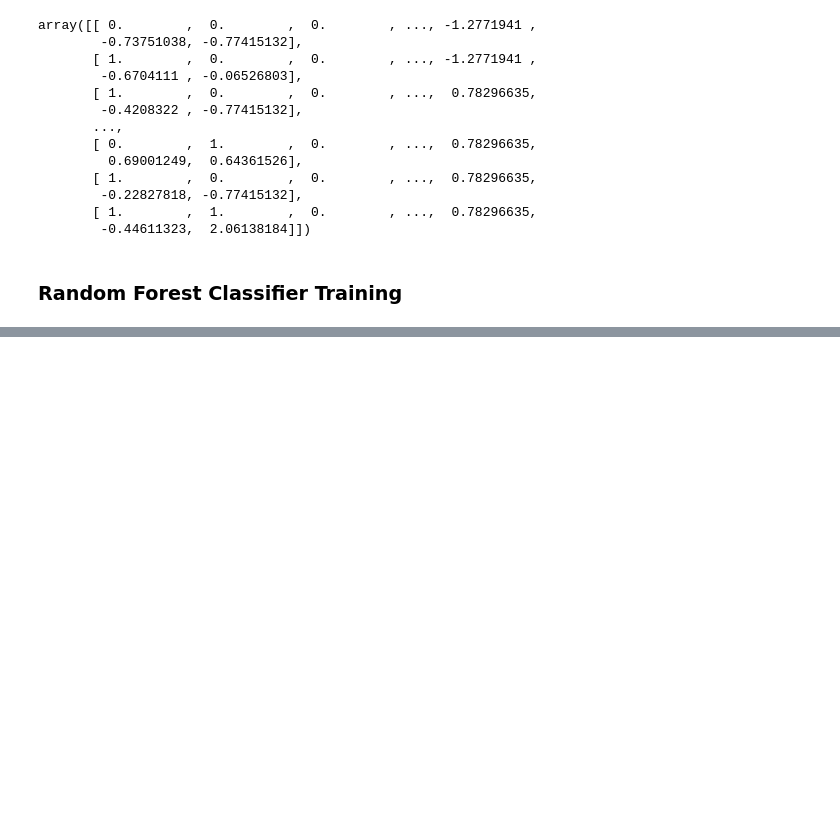
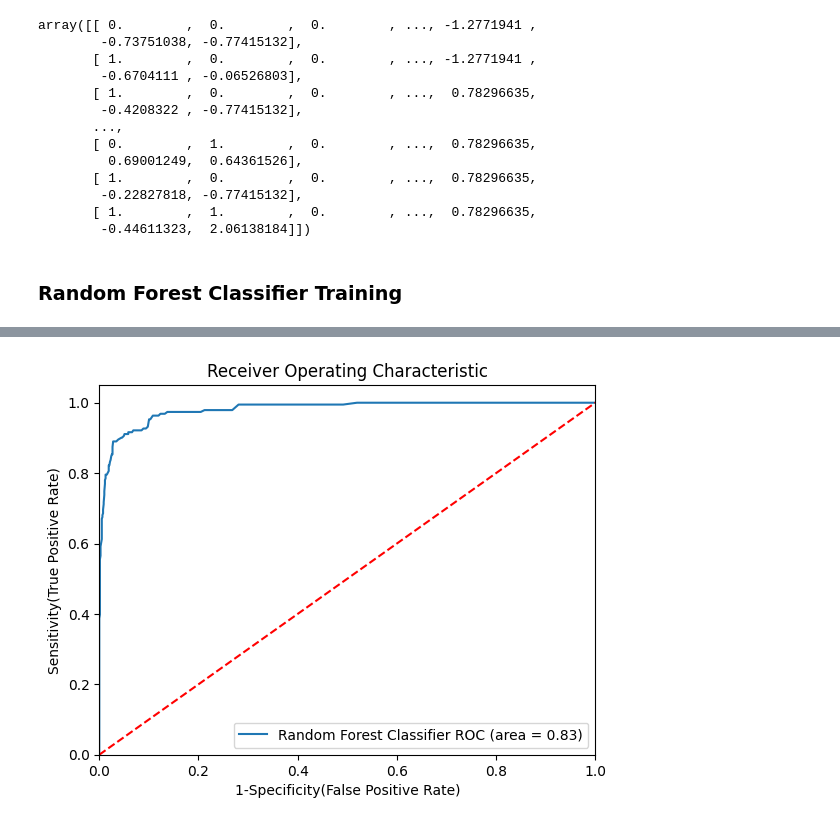
Before and after one commit to sukriti-waani/Machine-Learning, a Jupyter notebook: 10-Random_Forest/10.2_implementation/holiday_package_prediction.ipynb, the cells around one changed output, grey strips where cells are left out. Cells and saved outputs as stored; diff of their text form; code cells hidden in the pictures; blank space fills up the shorter version.

Commit message:
Implemented Hyperparameter Tuning

```diff
--- a/10-Random_Forest/10.2_implementation/holiday_package_prediction.ipynb
+++ b/10-Random_Forest/10.2_implementation/holiday_package_prediction.ipynb
@@ -418,0 +531,9 @@ array([[ 0.        ,  0.        ,  0.        , ..., -1.2771941 ,
+# %%
+# Models List for Hyperparameter tuning
+# This list stores model name, model object, and its hyperparameter grid together
+
+# Create a list of tuples where each tuple contains
+# the short name of the model, the model itself, and the parameters to tune
+randomcv_models = [
+    ("RF", RandomForestClassifier(), rf_params)
+]
@@ -418,0 +660,69 @@ array([[ 0.        ,  0.        ,  0.        , ..., -1.2771941 ,
+# %%
+# Plot ROC AUC Curve
+# This section plots the ROC curve to evaluate how well the classifier separates classes
+
+# Import functions to calculate ROC curve and AUC score
+from sklearn.metrics import roc_auc_score, roc_curve
+
+# Create a new figure for plotting
+plt.figure()
+
+# Create a list of models to plot on the ROC curve
+# Each item contains a label, the trained model configuration, and the AUC value to display
+auc_models = [
+    {
+        'label': 'Random Forest Classifier',
+        'model': RandomForestClassifier(
+            n_estimators=200,
+            min_samples_split=2,
+            max_features=8,
+            max_depth=None
+        ),
+        'auc': 0.8325
+    },
+]
+
+# Loop through each model in the list
+for algo in auc_models:
+
+    # Select the model object
+    model = algo['model']
+
+    # Train the model on training data
+    model.fit(X_train, y_train)
+
+    # Get predicted probabilities for the positive class on test data
+    # These probabilities are used to compute ROC curve
+    fpr, tpr, thresholds = roc_curve(y_test, model.predict_proba(X_test)[:, 1])
+
+    # Plot ROC curve for the model with label and AUC value
+    plt.plot(fpr, tpr, label='%s ROC (area = %0.2f)' % (algo['label'], algo['auc']))
+
+# Plot the diagonal reference line for random classifier
+plt.plot([0, 1], [0, 1], 'r--')
+
+# Set x-axis limits
+plt.xlim([0.0, 1.0])
+
+# Set y-axis limits
+plt.ylim([0.0, 1.05])
+
+# Label x-axis
+plt.xlabel('1-Specificity (False Positive Rate)')
+
+# Label y-axis
+plt.ylabel('Sensitivity (True Positive Rate)')
+
+# Set plot title
+plt.title('Receiver Operating Characteristic')
+
+# Show legend on the bottom right
+plt.legend(loc="lower right")
+
+# Save the ROC curve image
+plt.savefig("auc.png")
+
+# Display the plot
+plt.show()
+# %% [output]
+[figure, added]
```
Also changed, not shown: parts of 9 cells of this notebook, 1 other file.
